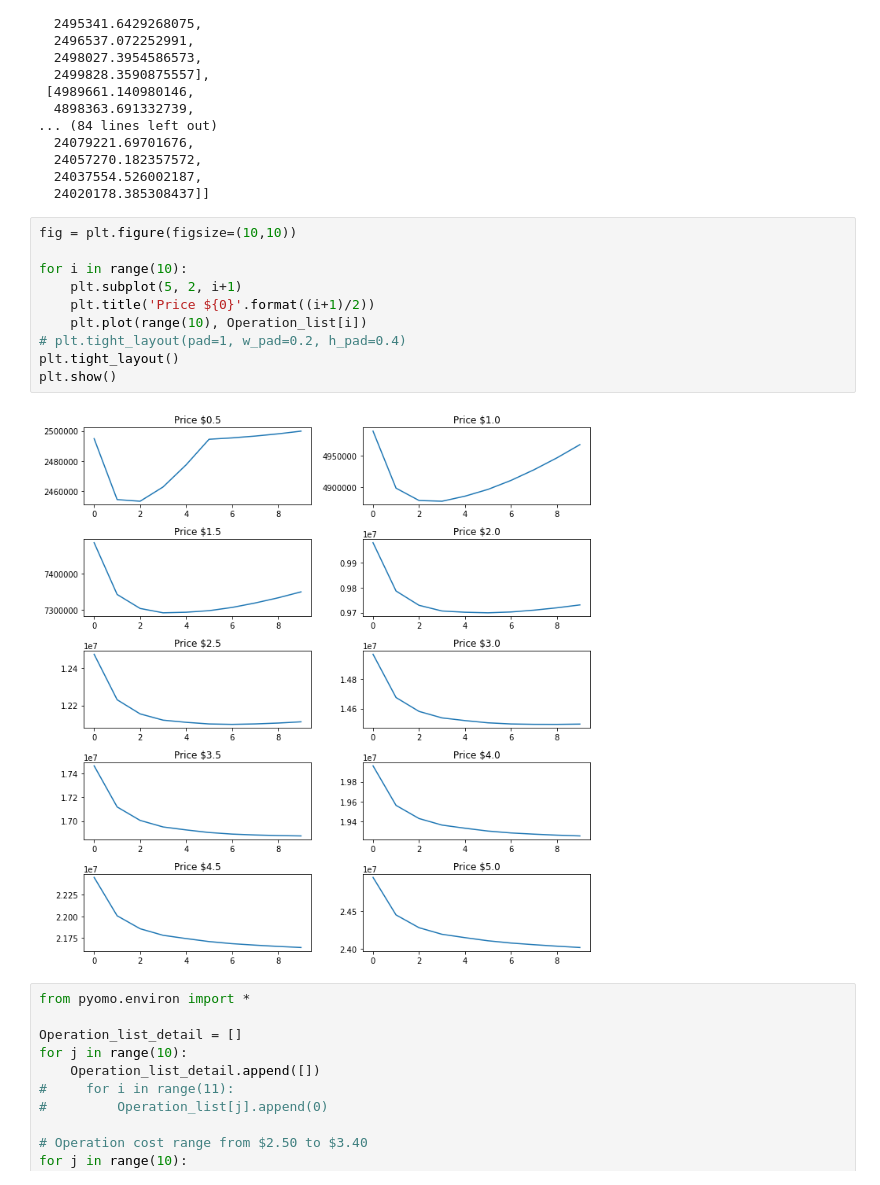
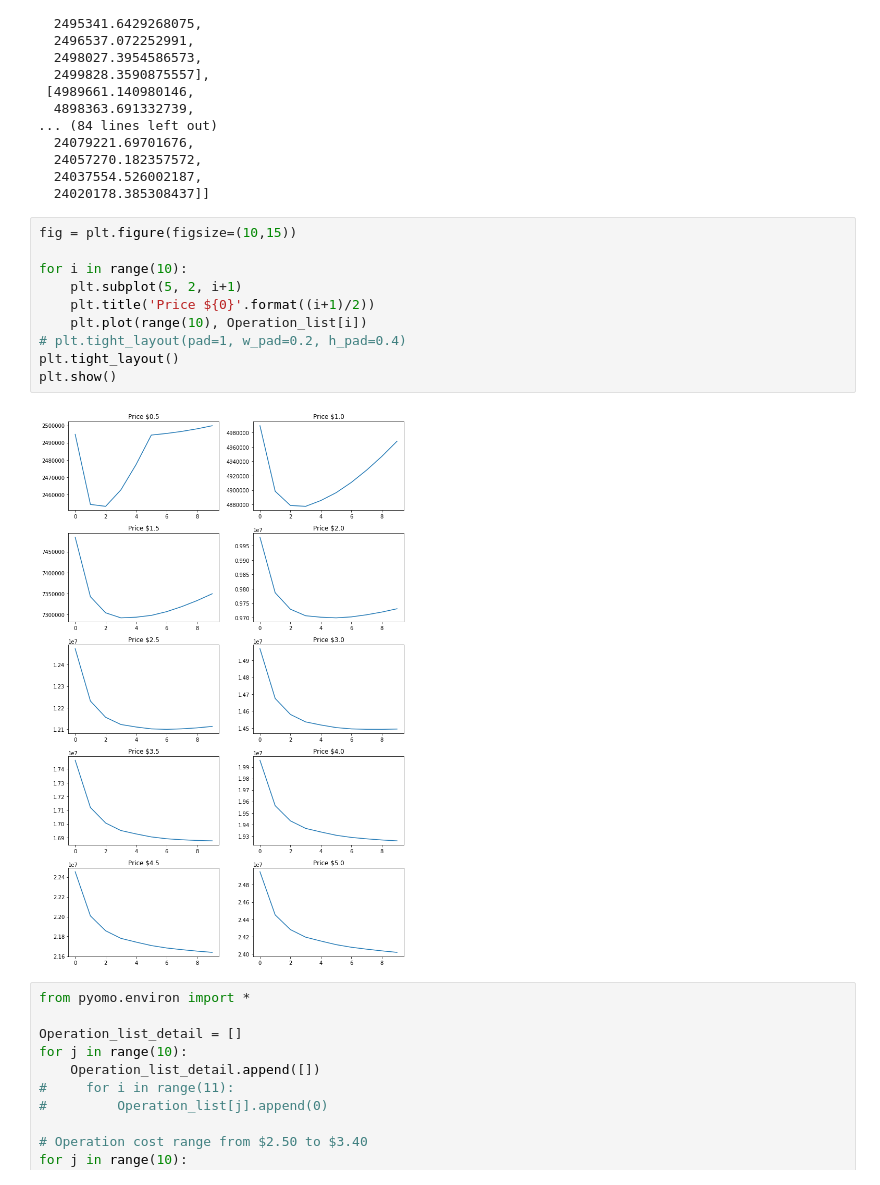
Before and after one commit to yyul10/LA_metro_bike_relocation, a Jupyter notebook: LA_metro_bike-relocation.ipynb, the cells around one changed output. Saved outputs shown, nothing was run; the diff lists cells and outputs as text.

```diff
--- a/LA_metro_bike-relocation.ipynb
+++ b/LA_metro_bike-relocation.ipynb
@@ -877,17 +877,17 @@ Gurobi 8.1.0
   24037554.526002187,
   24020178.385308437]]
 # %%
-fig = plt.figure(figsize=(10,10))
+fig = plt.figure(figsize=(10,15))
 
 for i in range(10):
     plt.subplot(5, 2, i+1)
     plt.title('Price ${0}'.format((i+1)/2))
     plt.plot(range(10), Operation_list[i])
 # plt.tight_layout(pad=1, w_pad=0.2, h_pad=0.4)
 plt.tight_layout()
 plt.show()
 # %% [output]
-[figure, old version]
+[figure, new version]
 # %%
 from pyomo.environ import *
 
```
Also changed, not shown: parts of 5 cells of this notebook.
